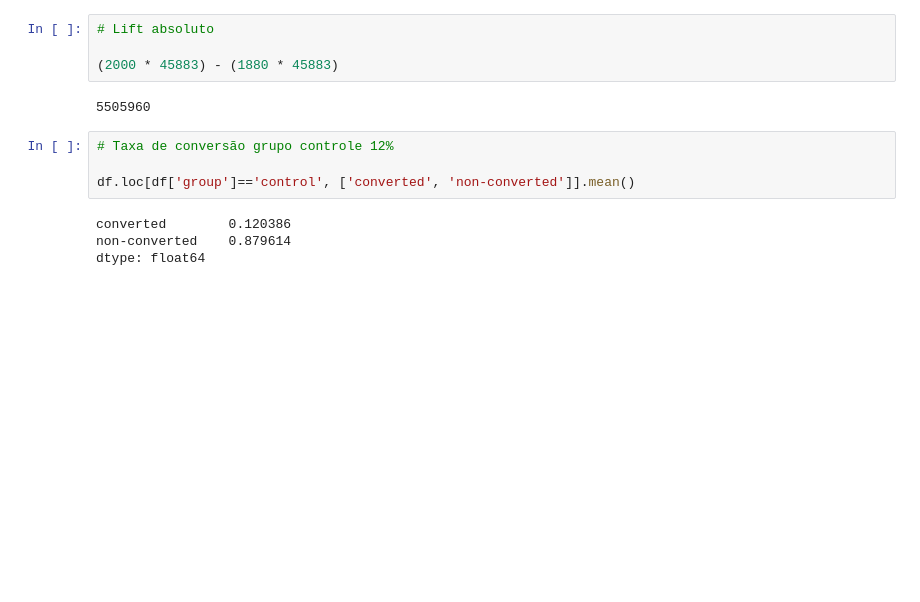
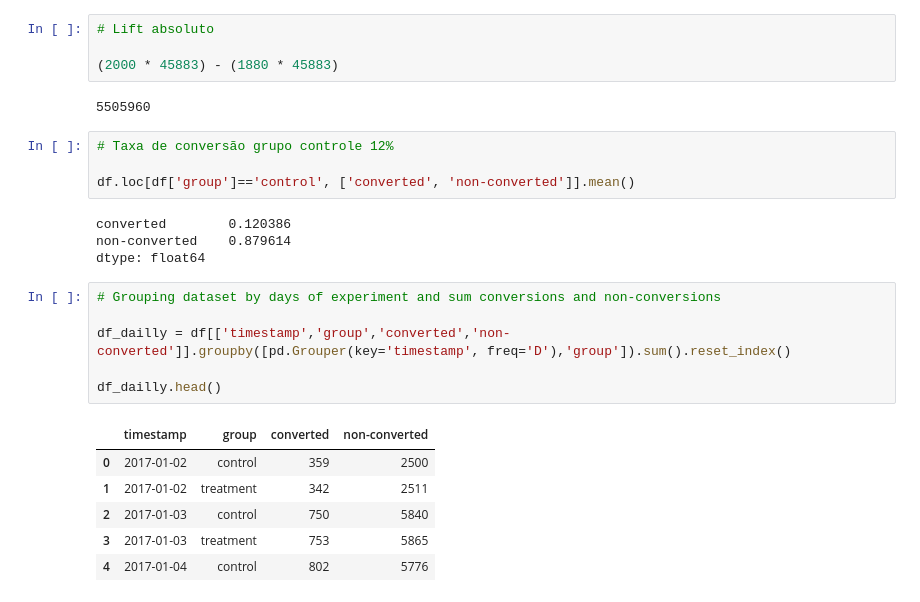
Before and after one commit to GustavoHBDuarte/AB_testing, a Jupyter notebook: A_B_testing.ipynb, the cells around one changed output. Drawn from its saved outputs; the diff is of its cells as text; blank space fills up the shorter version.

```diff
--- a/A_B_testing.ipynb
+++ b/A_B_testing.ipynb
@@ -812,3 +922,16 @@ df.loc[df['group']=='control', ['converted', 'non-converted']].mean()
 converted        0.120386
 non-converted    0.879614
 dtype: float64
+# %%
+# Grouping dataset by days of experiment and sum conversions and non-conversions
+
+df_dailly = df[['timestamp','group','converted','non-converted']].groupby([pd.Grouper(key='timestamp', freq='D'),'group']).sum().reset_index()
+
+df_dailly.head()
+# %% [output]
+|  | timestamp | group | converted | non-converted |
+| 0 | 2017-01-02 | control | 359 | 2500 |
+| 1 | 2017-01-02 | treatment | 342 | 2511 |
+| 2 | 2017-01-03 | control | 750 | 5840 |
+| 3 | 2017-01-03 | treatment | 753 | 5865 |
+| 4 | 2017-01-04 | control | 802 | 5776 |
```
Also changed, not shown: parts of 8 cells of this notebook.
